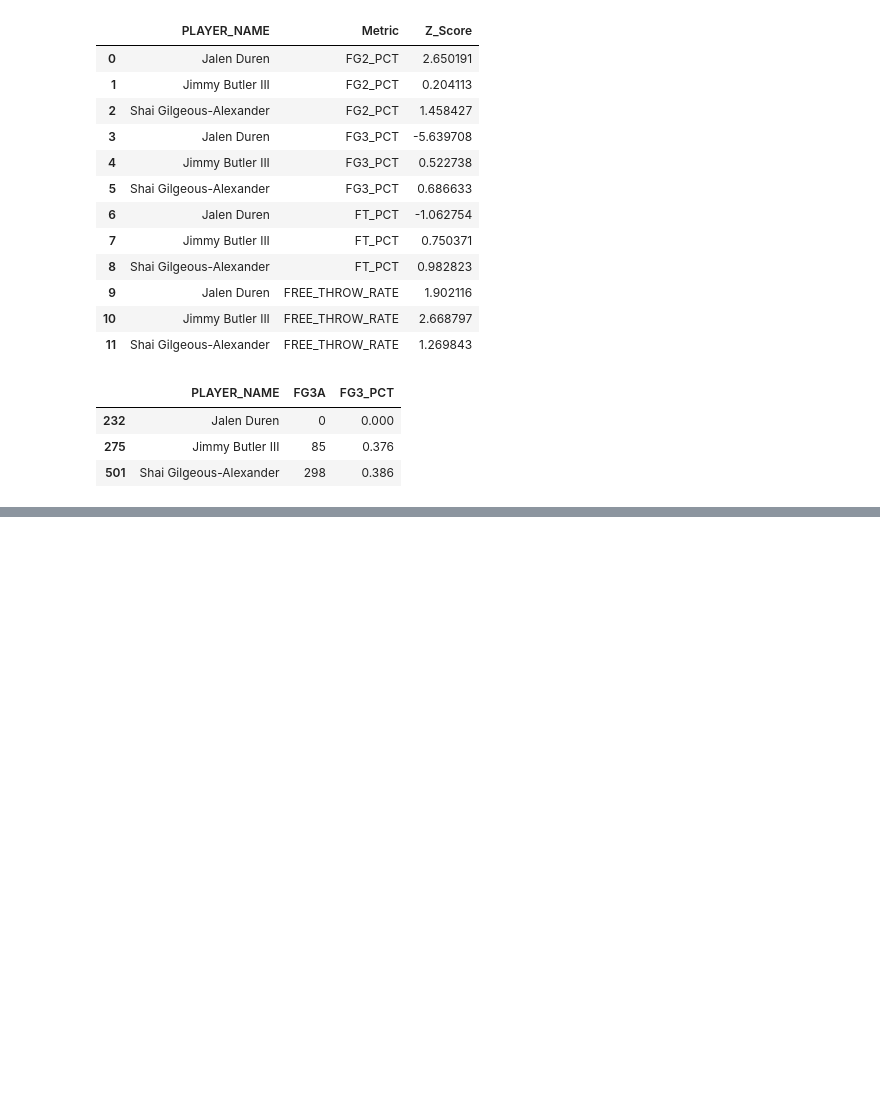
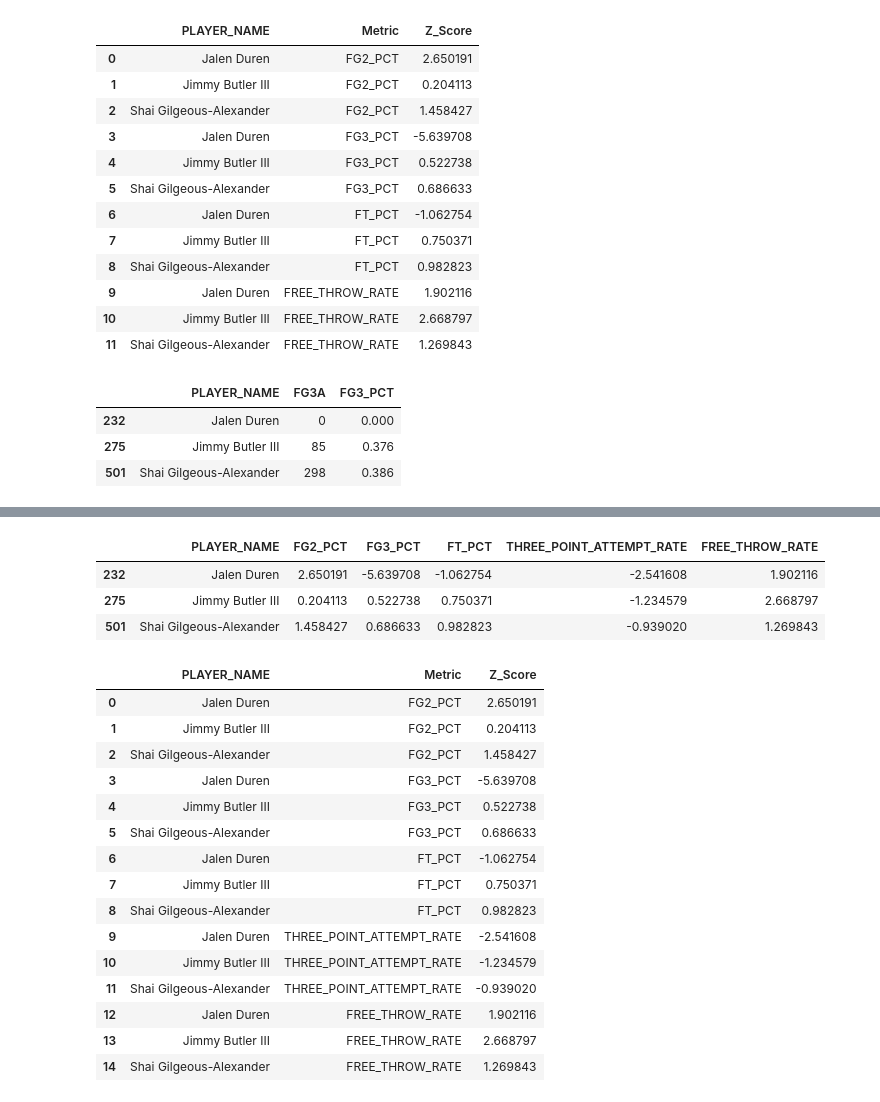
Before and after one commit to sonicap1/nba-scorer-effiency, a Jupyter notebook: notebooks/analysis.ipynb, the cells around one changed output, grey strips where cells are left out. Saved outputs shown, nothing was run; the diff lists cells and outputs as text; code cells hidden in the pictures; blank space fills up the shorter version.

Commit message:
add 3pt rate to player profies

```diff
--- a/notebooks/analysis.ipynb
+++ b/notebooks/analysis.ipynb
@@ -758,0 +802,8 @@ scorers_df[
+# %%
+profiles_columns = [
+    "FG2_PCT",
+    "FG3_PCT",
+    "FT_PCT",
+    "THREE_POINT_ATTEMPT_RATE",
+    "FREE_THROW_RATE"
+]
@@ -758,0 +848,14 @@ scorers_df[
+# %%
+profile_means = scorers_df[profiles_columns].mean()
+profile_stds = scorers_df[profiles_columns].std()
+
+profile_zscores = scorers_df[
+    ["PLAYER_NAME"] + profiles_columns
+].copy()
+
+for column in profiles_columns:
+    profile_zscores[column] = (
+        profile_zscores[column] - profile_means[column]
+    ) / profile_stds[column]
+
+profile_zscores.head()
@@ -758,0 +869,43 @@ scorers_df[
+# %%
+players_to_compare = [
+    "Shai Gilgeous-Alexander",
+    "Jalen Duren",
+    "Jimmy Butler III"
+]
+
+comparison_profiles = profile_zscores[
+    profile_zscores["PLAYER_NAME"].isin(players_to_compare)
+].copy()
+
+comparison_profiles
+# %% [output]
+|  | PLAYER_NAME | FG2_PCT | FG3_PCT | FT_PCT | THREE_POINT_ATTEMPT_RATE | FREE_THROW_RATE |
+| 232 | Jalen Duren | 2.650191 | -5.639708 | -1.062754 | -2.541608 | 1.902116 |
+| 275 | Jimmy Butler III | 0.204113 | 0.522738 | 0.750371 | -1.234579 | 2.668797 |
+| 501 | Shai Gilgeous-Alexander | 1.458427 | 0.686633 | 0.982823 | -0.939020 | 1.269843 |
+# %%
+comparison_long = comparison_profiles.melt(
+    id_vars="PLAYER_NAME",
+    value_vars=profiles_columns,
+    var_name="Metric",
+    value_name="Z_Score"
+)
+
+comparison_long
+# %% [output]
+|  | PLAYER_NAME | Metric | Z_Score |
+| 0 | Jalen Duren | FG2_PCT | 2.650191 |
+| 1 | Jimmy Butler III | FG2_PCT | 0.204113 |
+| 2 | Shai Gilgeous-Alexander | FG2_PCT | 1.458427 |
+| 3 | Jalen Duren | FG3_PCT | -5.639708 |
+| 4 | Jimmy Butler III | FG3_PCT | 0.522738 |
+| 5 | Shai Gilgeous-Alexander | FG3_PCT | 0.686633 |
+| 6 | Jalen Duren | FT_PCT | -1.062754 |
+| 7 | Jimmy Butler III | FT_PCT | 0.750371 |
+| 8 | Shai Gilgeous-Alexander | FT_PCT | 0.982823 |
+| 9 | Jalen Duren | THREE_POINT_ATTEMPT_RATE | -2.541608 |
+| 10 | Jimmy Butler III | THREE_POINT_ATTEMPT_RATE | -1.234579 |
+| 11 | Shai Gilgeous-Alexander | THREE_POINT_ATTEMPT_RATE | -0.939020 |
+| 12 | Jalen Duren | FREE_THROW_RATE | 1.902116 |
+| 13 | Jimmy Butler III | FREE_THROW_RATE | 2.668797 |
+| 14 | Shai Gilgeous-Alexander | FREE_THROW_RATE | 1.269843 |
```
Also changed, not shown: parts of 11 cells of this notebook.
